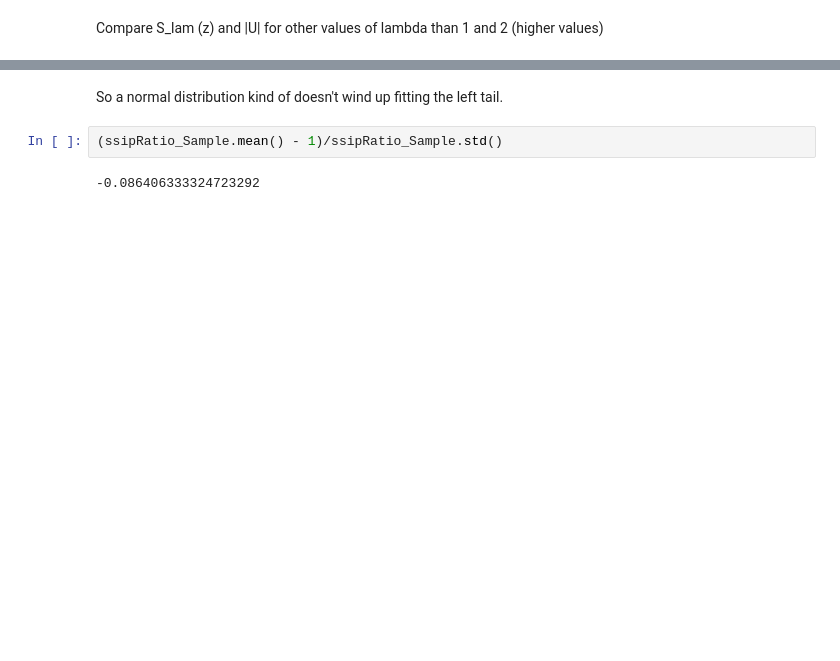
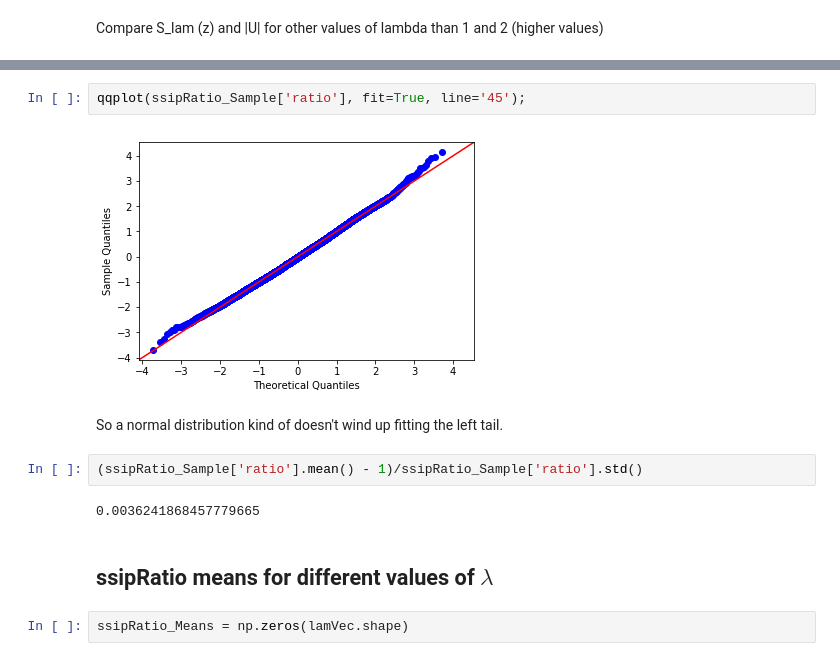
Before and after one commit to asberk/empirical-lasso-mse, a Jupyter notebook: python/Order statistics round 2.ipynb, the cells around one changed output, grey strips where cells are left out. Cells and saved outputs as stored; diff of their text form; blank space fills up the shorter version.

```diff
--- a/python/Order statistics round 2.ipynb
+++ b/python/Order statistics round 2.ipynb
@@ -337,6 +371,14 @@ qqplot(ssipRatio_Sample);
+# %%
+qqplot(ssipRatio_Sample['ratio'], fit=True, line='45');
+# %% [output]
+[figure, added]
 # %% [markdown]
 So a normal distribution kind of doesn't wind up fitting the left tail.
 # %%
-(ssipRatio_Sample.mean() - 1)/ssipRatio_Sample.std()
+(ssipRatio_Sample['ratio'].mean() - 1)/ssipRatio_Sample['ratio'].std()
 # %% [output]
--0.086406333324723292
+0.0036241868457779665
+# %% [markdown]
+## ssipRatio means for different values of $\lambda$
+# %%
+ssipRatio_Means = np.zeros(lamVec.shape)
```
Also changed, not shown: parts of 21 cells of this notebook.
